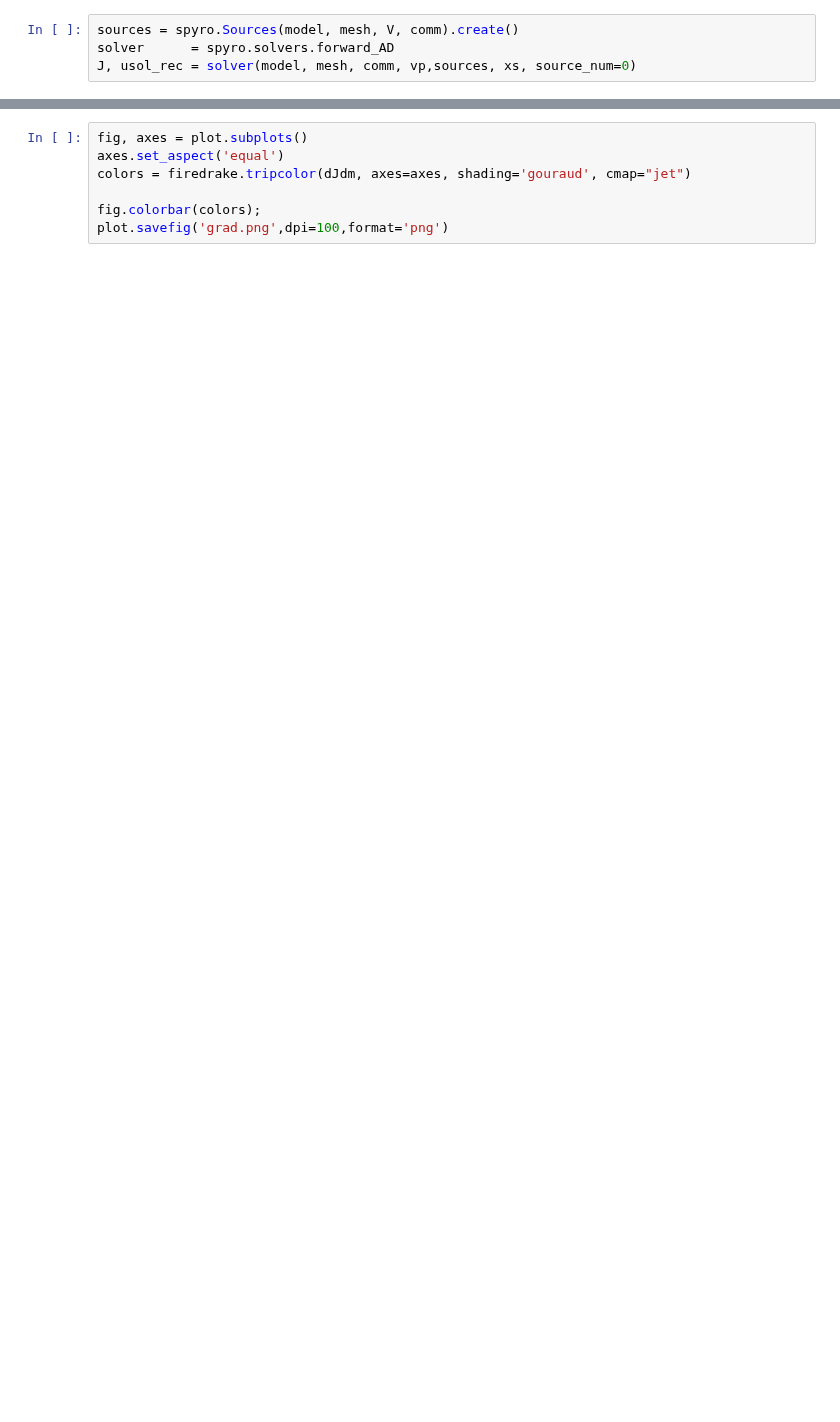
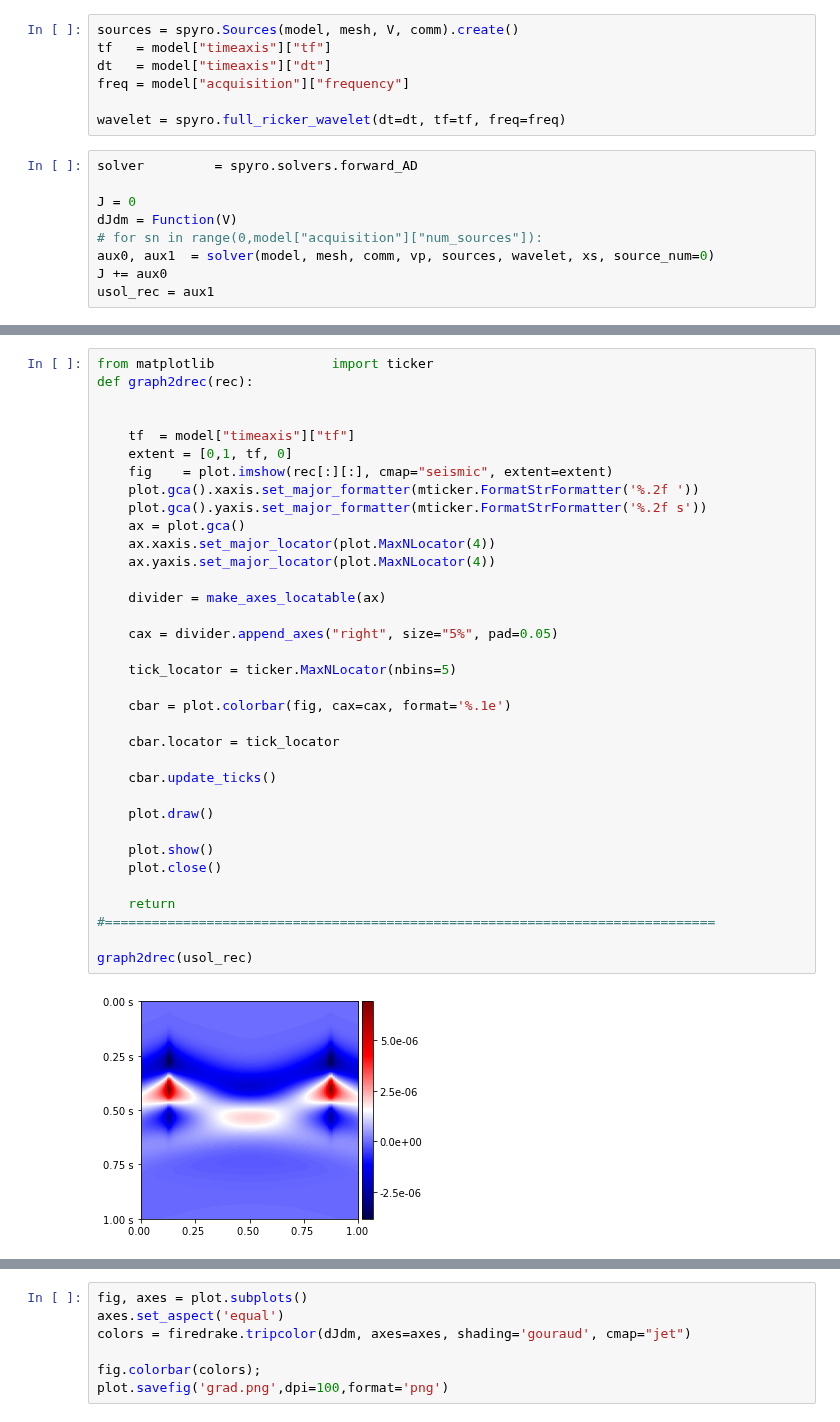
Before and after one commit to NDF-Poli-USP/spyro, a Jupyter notebook: notebooks/solver_aut_dif.ipynb, the cells around one changed output, grey strips where cells are left out. Saved outputs shown, nothing was run; the diff lists cells and outputs as text; blank space fills up the shorter version.

```diff
--- a/notebooks/solver_aut_dif.ipynb
+++ b/notebooks/solver_aut_dif.ipynb
@@ -103,4 +99,16 @@ vp = Function(V, name="vp").interpolate(velocity)
+# %%
+sources = spyro.Sources(model, mesh, V, comm).create()
+tf   = model["timeaxis"]["tf"]
+dt   = model["timeaxis"]["dt"]
+freq = model["acquisition"]["frequency"]
+
+wavelet = spyro.full_ricker_wavelet(dt=dt, tf=tf, freq=freq)
 # %%
-sources = spyro.Sources(model, mesh, V, comm).create()
-solver      = spyro.solvers.forward_AD
-J, usol_rec = solver(model, mesh, comm, vp,sources, xs, source_num=0)
+solver         = spyro.solvers.forward_AD
+
+J = 0
+dJdm = Function(V)
+# for sn in range(0,model["acquisition"]["num_sources"]):
+aux0, aux1  = solver(model, mesh, comm, vp, sources, wavelet, xs, source_num=0)
+J += aux0
+usol_rec = aux1
@@ -107,2 +127,39 @@ J, usol_rec = solver(model, mesh, comm, vp,sources, xs, source_num=0)
+# %%
+from matplotlib               import ticker
+def graph2drec(rec):
+
+
+    tf  = model["timeaxis"]["tf"]
+    extent = [0,1, tf, 0]
+    fig    = plot.imshow(rec[:][:], cmap="seismic", extent=extent)
+    plot.gca().xaxis.set_major_formatter(mticker.FormatStrFormatter('%.2f '))
+    plot.gca().yaxis.set_major_formatter(mticker.FormatStrFormatter('%.2f s'))
+    ax = plot.gca()
+    ax.xaxis.set_major_locator(plot.MaxNLocator(4))
+    ax.yaxis.set_major_locator(plot.MaxNLocator(4))
+
+    divider = make_axes_locatable(ax)
+
+    cax = divider.append_axes("right", size="5%", pad=0.05)
+
+    tick_locator = ticker.MaxNLocator(nbins=5)
+
+    cbar = plot.colorbar(fig, cax=cax, format='%.1e')
+
+    cbar.locator = tick_locator
+
+    cbar.update_ticks()
+
+    plot.draw()
+
+    plot.show()
+    plot.close()
+
+    return
+#==============================================================================
+
+graph2drec(usol_rec)
+# %% [output]
+[figure, added]
 # %%
 control = Control(vp)
```
Also changed, not shown: parts of 7 cells of this notebook, 9 other files.
